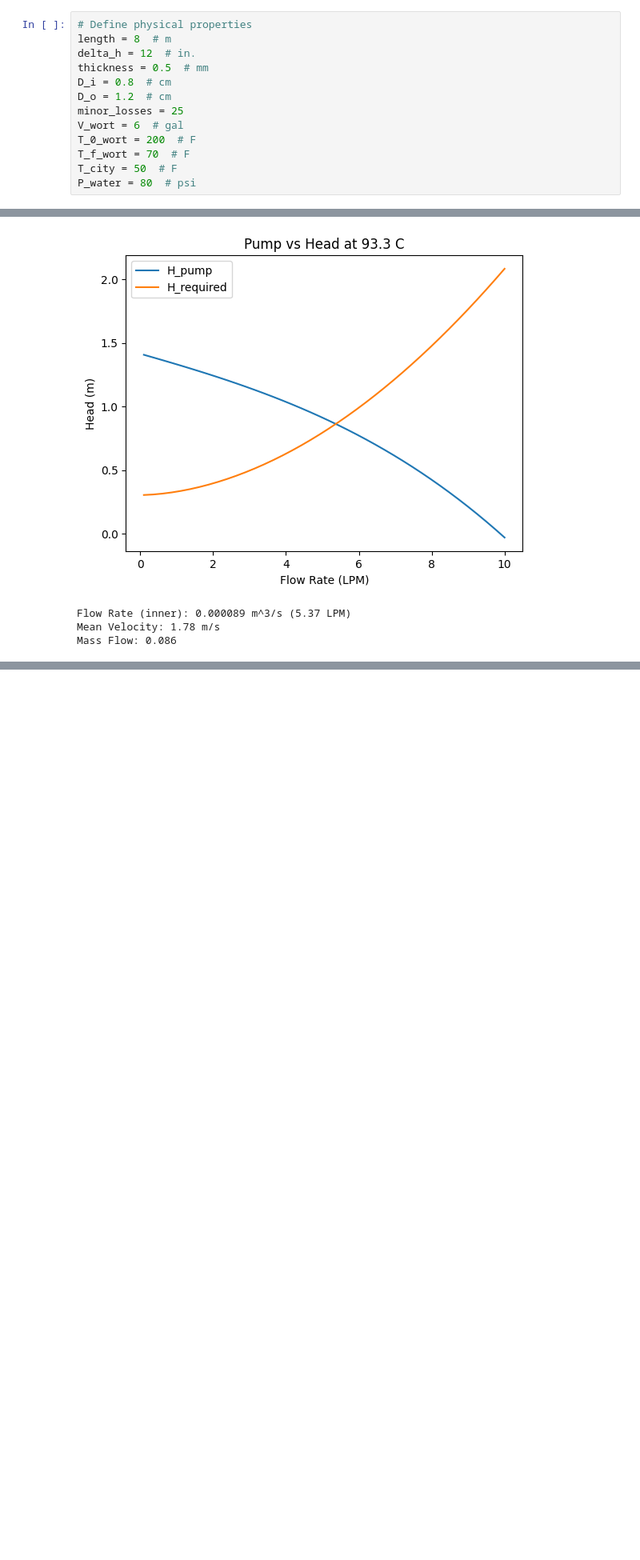
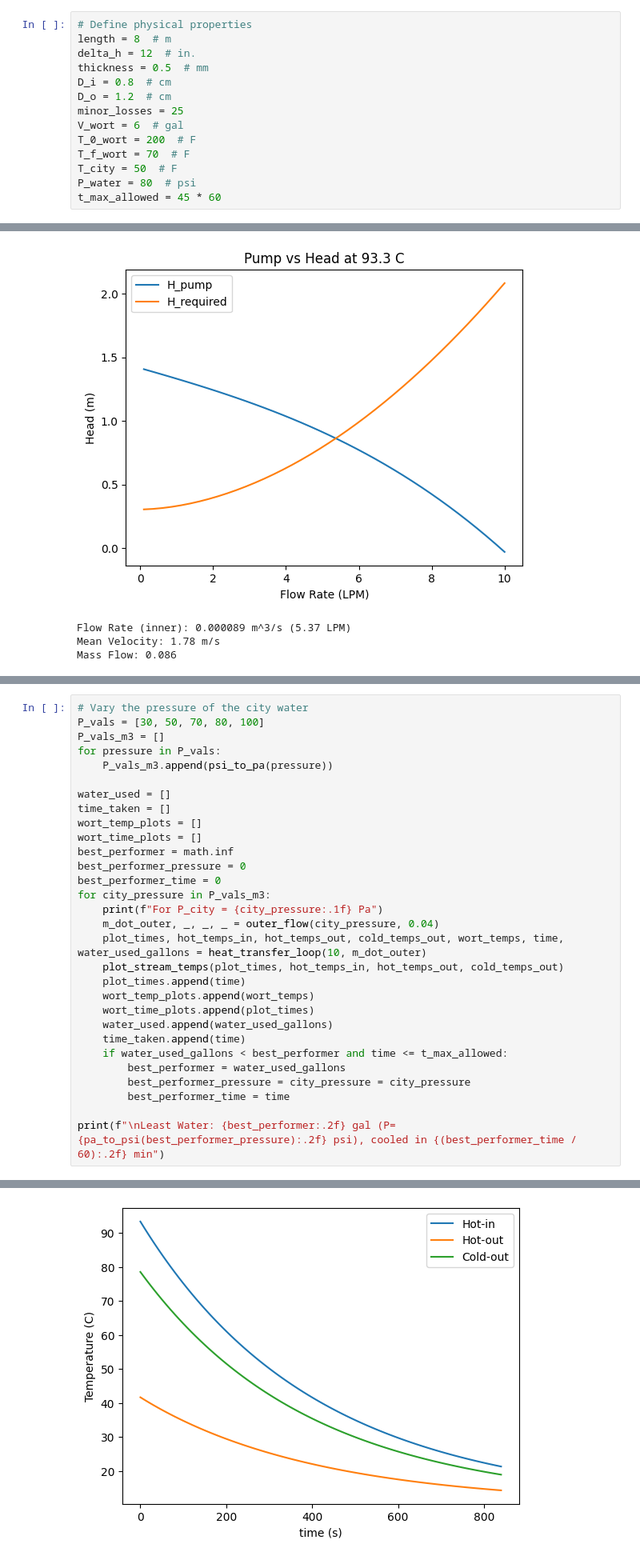
Before and after one commit to Jagardiner97/STAT-6685, a Jupyter notebook: Thermal Fluids Final Project/hxr.ipynb, the cells around one changed output, grey strips where cells are left out. Shown at 80% size. Cells and saved outputs as stored; diff of their text form; blank space fills up the shorter version.

Commit message:
tested varying pressure

```diff
--- a/Thermal Fluids Final Project/hxr.ipynb
+++ b/Thermal Fluids Final Project/hxr.ipynb
@@ -16,6 +16,7 @@ T_0_wort = 200  # F
 T_f_wort = 70  # F
 T_city = 50  # F
 P_water = 80  # psi
+t_max_allowed = 45 * 60
 # %%
 # Define material properties
 k_tube = 15  # W/m*K
@@ -406,0 +427,31 @@ Water Used: 26.925 gallons
+# %%
+# Vary the pressure of the city water
+P_vals = [30, 50, 70, 80, 100]
+P_vals_m3 = []
+for pressure in P_vals:
+    P_vals_m3.append(psi_to_pa(pressure))
+
+water_used = []
+time_taken = []
+wort_temp_plots = []
+wort_time_plots = []
+best_performer = math.inf
+best_performer_pressure = 0
+best_performer_time = 0
+for city_pressure in P_vals_m3:
+    print(f"For P_city = {city_pressure:.1f} Pa")
+    m_dot_outer, _, _, _ = outer_flow(city_pressure, 0.04)
+    plot_times, hot_temps_in, hot_temps_out, cold_temps_out, wort_temps, time, water_used_gallons = heat_transfer_loop(10, m_dot_outer)
+    plot_stream_temps(plot_times, hot_temps_in, hot_temps_out, cold_temps_out)
+    plot_times.append(time)
+    wort_temp_plots.append(wort_temps)
+    wort_time_plots.append(plot_times)
+    water_used.append(water_used_gallons)
+    time_taken.append(time)
+    if water_used_gallons < best_performer and time <= t_max_allowed:
+        best_performer = water_used_gallons
+        best_performer_pressure = city_pressure = city_pressure
+        best_performer_time = time
+
+print(f"\nLeast Water: {best_performer:.2f} gal (P={pa_to_psi(best_performer_pressure):.2f} psi), cooled in {(best_performer_time / 60):.2f} min")
+# %% [output]
@@ -406,0 +475 @@ Water Used: 26.925 gallons
+[figure, added]
```
Also changed, not shown: parts of 15 cells of this notebook.
